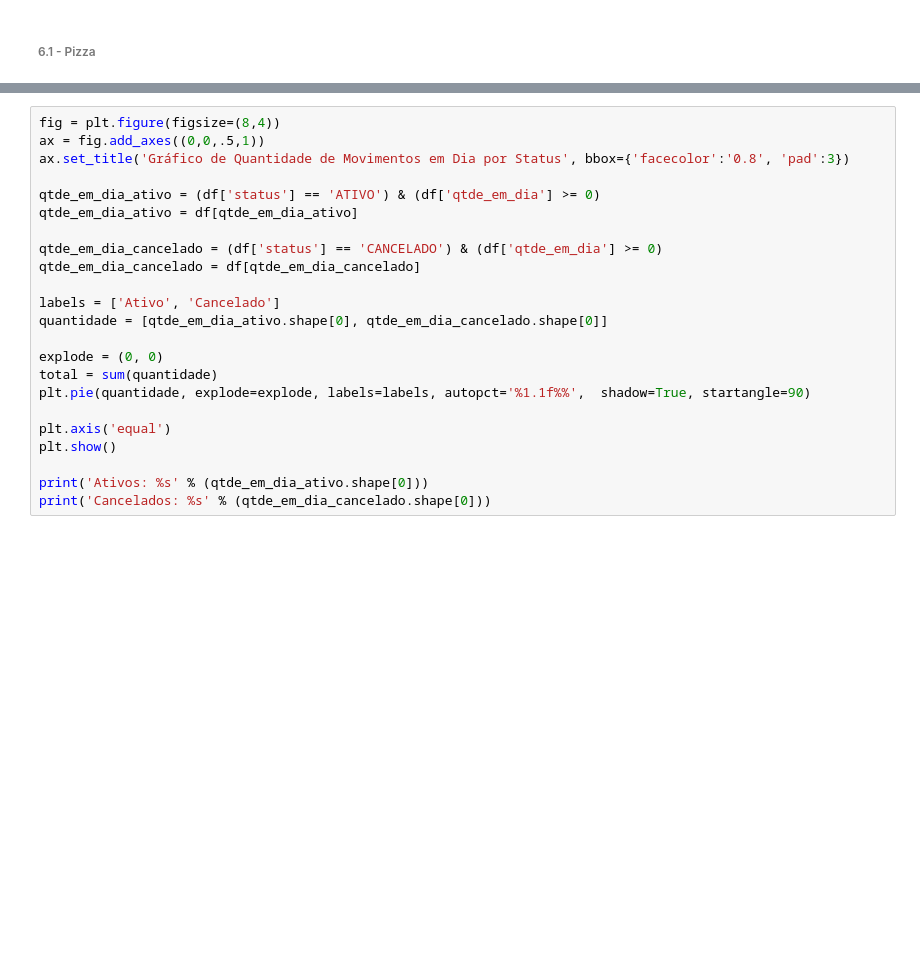
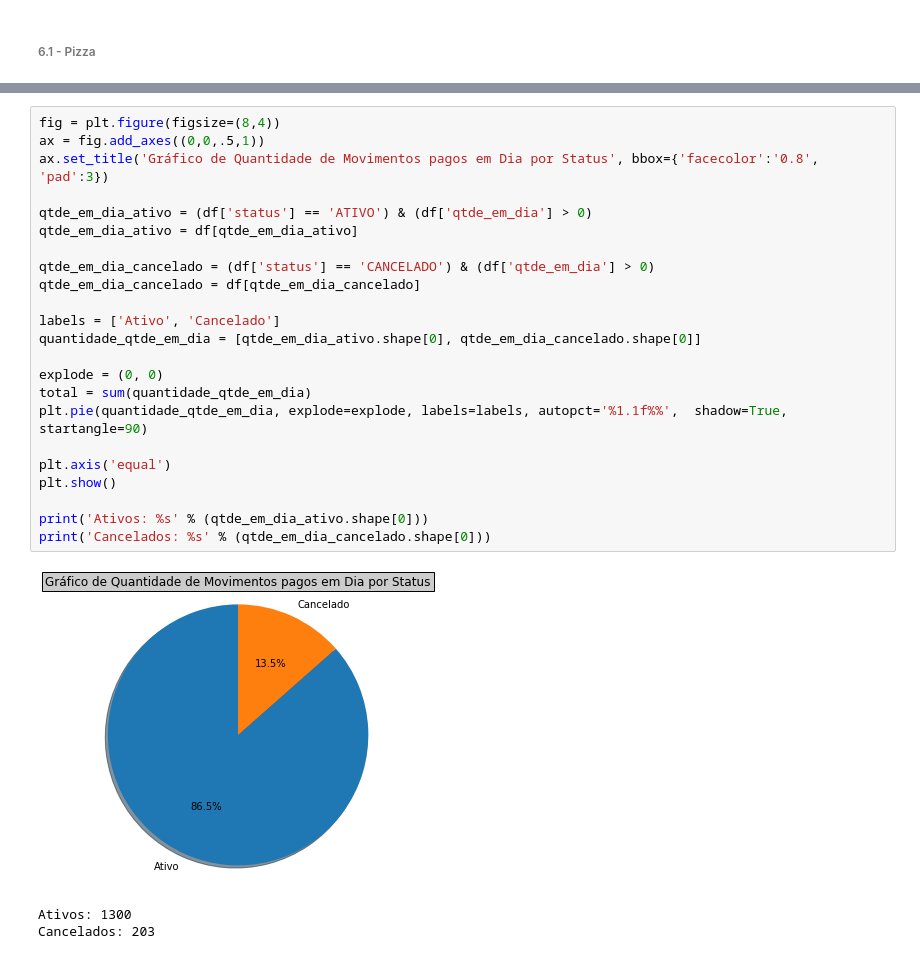
Before and after one commit to UesleiJf/projeto-preditivo, a Jupyter notebook: Projeto/Etapa-01/ANÁLISE ESTATÍSTICA DESCRITIVA.ipynb, the cells around one changed output, grey strips where cells are left out. Drawn from its saved outputs; the diff is of its cells as text; blank space fills up the shorter version.

```diff
--- a/Projeto/Etapa-01/ANÁLISE ESTATÍSTICA DESCRITIVA.ipynb
+++ b/Projeto/Etapa-01/ANÁLISE ESTATÍSTICA DESCRITIVA.ipynb
@@ -187,23 +187,27 @@ Cancelados: 771
 # %%
 fig = plt.figure(figsize=(8,4))
 ax = fig.add_axes((0,0,.5,1))
-ax.set_title('Gráfico de Quantidade de Movimentos em Dia por Status', bbox={'facecolor':'0.8', 'pad':3})
+ax.set_title('Gráfico de Quantidade de Movimentos pagos em Dia por Status', bbox={'facecolor':'0.8', 'pad':3})
 
-qtde_em_dia_ativo = (df['status'] == 'ATIVO') & (df['qtde_em_dia'] >= 0)
+qtde_em_dia_ativo = (df['status'] == 'ATIVO') & (df['qtde_em_dia'] > 0)
 qtde_em_dia_ativo = df[qtde_em_dia_ativo]
 
-qtde_em_dia_cancelado = (df['status'] == 'CANCELADO') & (df['qtde_em_dia'] >= 0)
+qtde_em_dia_cancelado = (df['status'] == 'CANCELADO') & (df['qtde_em_dia'] > 0)
 qtde_em_dia_cancelado = df[qtde_em_dia_cancelado]
 
 labels = ['Ativo', 'Cancelado']
-quantidade = [qtde_em_dia_ativo.shape[0], qtde_em_dia_cancelado.shape[0]]
+quantidade_qtde_em_dia = [qtde_em_dia_ativo.shape[0], qtde_em_dia_cancelado.shape[0]]
 
 explode = (0, 0)
-total = sum(quantidade)
-plt.pie(quantidade, explode=explode, labels=labels, autopct='%1.1f%%',  shadow=True, startangle=90)
+total = sum(quantidade_qtde_em_dia)
+plt.pie(quantidade_qtde_em_dia, explode=explode, labels=labels, autopct='%1.1f%%',  shadow=True, startangle=90)
 
 plt.axis('equal')
 plt.show()
 
 print('Ativos: %s' % (qtde_em_dia_ativo.shape[0]))
 print('Cancelados: %s' % (qtde_em_dia_cancelado.shape[0]))
+# %% [output]
+[figure, added]
+Ativos: 1300
+Cancelados: 203
```
Also changed, not shown: parts of 1 cell of this notebook.
